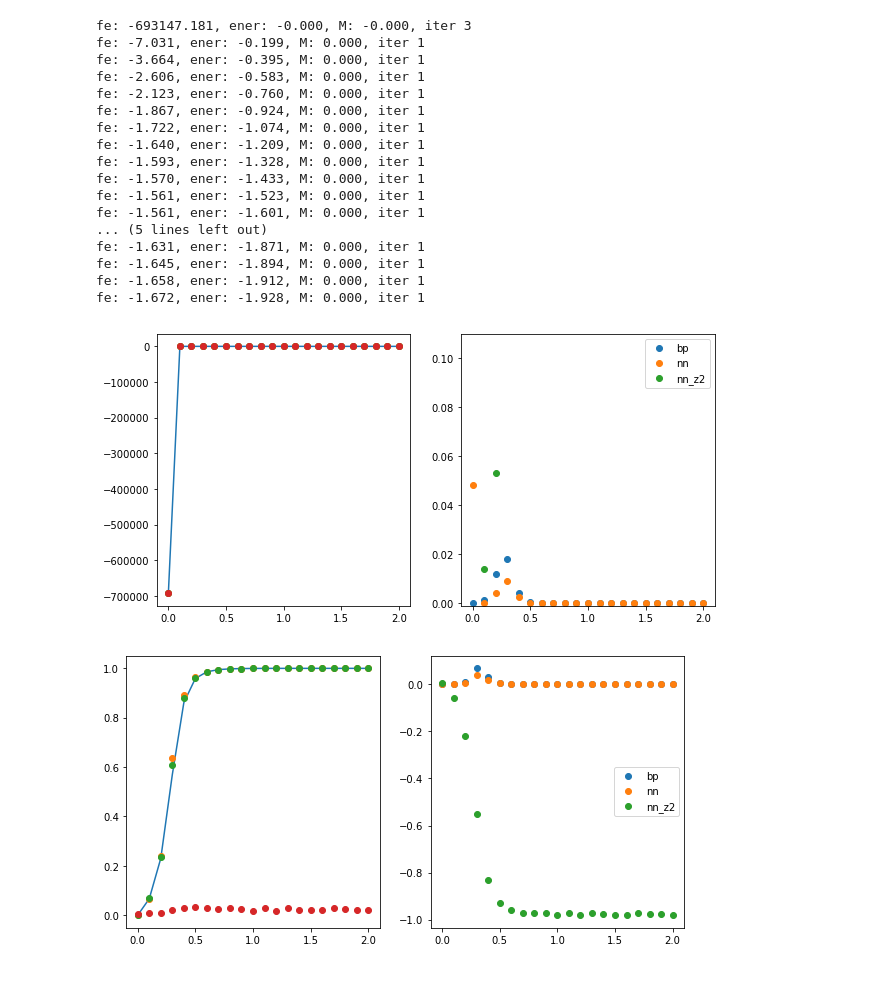
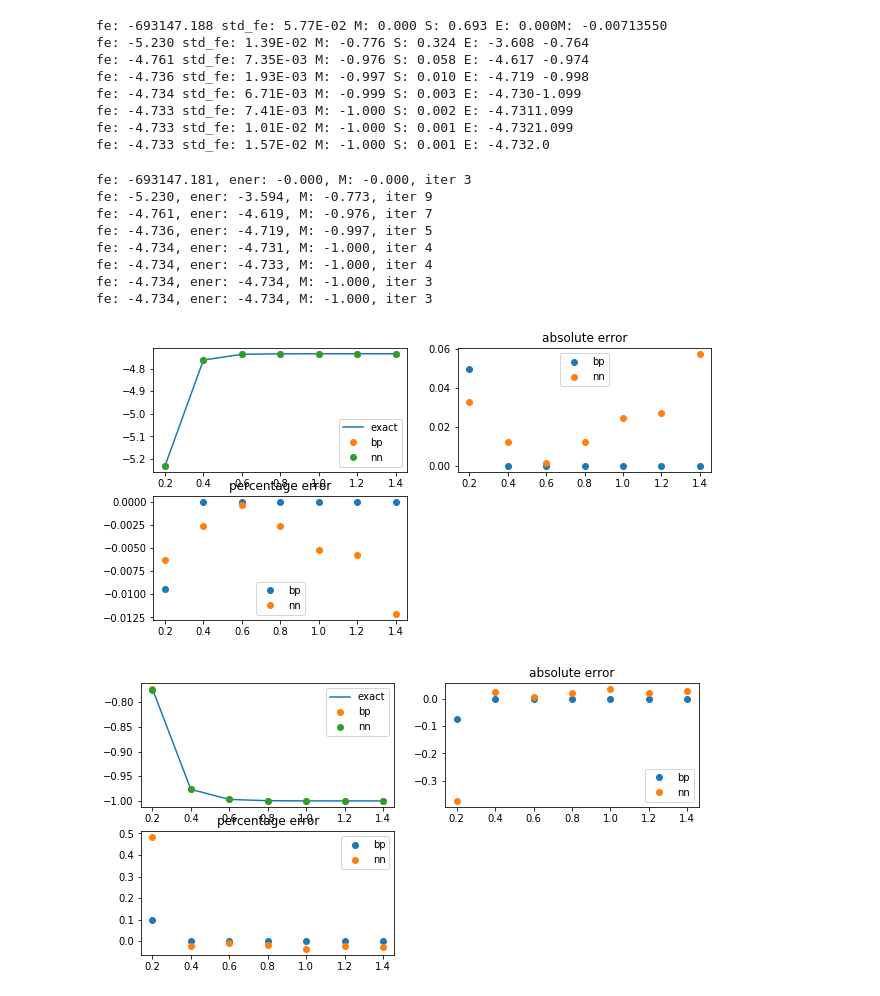
Before and after one commit to ocadni/h2arnn, a Jupyter notebook: result_square.ipynb, the cells around one changed output. Drawn from its saved outputs; the diff is of its cells as text; code cells hidden in the pictures.

```diff
--- a/result_square.ipynb
+++ b/result_square.ipynb
@@ -104,0 +157,15 @@ fe: -2.022 std_fe: 5.74E-03 M: 0.008 S: 0.044 E: -2.000
+# %%
+periodic = True
+N, J_interaction = graph_gen.grid_2d_interaction(n,m, periodic=periodic)
+
+H_coeff = 6
+H = H_coeff * np.random.random(N) - H_coeff
+#H=np.zeros(N)
+
+betas_fast = np.arange(1e-6,1.5,2e-1)
+
+j = graph_gen.fixed_value(j_start)
+J = graph_gen.set_J(J_interaction, j)
+#J_rand = graph_gen.set_J(J_interaction_rand, j)
+
+#N_rand, J_interaction_rand = graph_gen.tree_interaction(Degree, Height, rand=True)
@@ -105,39 +188,45 @@ fe: -2.022 std_fe: 5.74E-03 M: 0.008 S: 0.044 E: -2.000
+# %%
+res_nn = solvers.nn_sol(tree, betas_fast, max_step=2000, bias = True,
+                        z2 = False, x_hat_clip = False, batch_size=10000,)
+res_nn["name"]="nn"
+# %% [output]
+fe: -693147.188 std_fe: 5.77E-02 M: 0.000 S: 0.693 E: 0.000M: -0.00713550
+fe: -5.230 std_fe: 1.39E-02 M: -0.776 S: 0.324 E: -3.608 -0.764
+fe: -4.761 std_fe: 7.35E-03 M: -0.976 S: 0.058 E: -4.617 -0.974
+fe: -4.736 std_fe: 1.93E-03 M: -0.997 S: 0.010 E: -4.719 -0.998
+fe: -4.734 std_fe: 6.71E-03 M: -0.999 S: 0.003 E: -4.730-1.099
+fe: -4.733 std_fe: 7.41E-03 M: -1.000 S: 0.002 E: -4.7311.099
+fe: -4.733 std_fe: 1.01E-02 M: -1.000 S: 0.001 E: -4.7321.099
+fe: -4.733 std_fe: 1.57E-02 M: -1.000 S: 0.001 E: -4.732.0
 # %%
 res_bp = solvers.bp_sol(tree, betas_fast)
 res_bp["name"]="bp"
 # %% [output]
 fe: -693147.181, ener: -0.000, M: -0.000, iter 3
-fe: -7.031, ener: -0.199, M: 0.000, iter 1
-fe: -3.664, ener: -0.395, M: 0.000, iter 1
-fe: -2.606, ener: -0.583, M: 0.000, iter 1
-fe: -2.123, ener: -0.760, M: 0.000, iter 1
-fe: -1.867, ener: -0.924, M: 0.000, iter 1
-fe: -1.722, ener: -1.074, M: 0.000, iter 1
-fe: -1.640, ener: -1.209, M: 0.000, iter 1
-fe: -1.593, ener: -1.328, M: 0.000, iter 1
-fe: -1.570, ener: -1.433, M: 0.000, iter 1
-fe: -1.561, ener: -1.523, M: 0.000, iter 1
-fe: -1.561, ener: -1.601, M: 0.000, iter 1
-... (5 lines left out)
-fe: -1.631, ener: -1.871, M: 0.000, iter 1
-fe: -1.645, ener: -1.894, M: 0.000, iter 1
-fe: -1.658, ener: -1.912, M: 0.000, iter 1
-fe: -1.672, ener: -1.928, M: 0.000, iter 1
+fe: -5.230, ener: -3.594, M: -0.773, iter 9
+fe: -4.761, ener: -4.619, M: -0.976, iter 7
+fe: -4.736, ener: -4.719, M: -0.997, iter 5
+fe: -4.734, ener: -4.731, M: -1.000, iter 4
+fe: -4.734, ener: -4.733, M: -1.000, iter 4
+fe: -4.734, ener: -4.734, M: -1.000, iter 3
+fe: -4.734, ener: -4.734, M: -1.000, iter 3
 # %%
 %matplotlib inline
 label="fe"
-plt= solvers.plot_quantity(label, res_ex, [res_bp, res_nn, res_nn_z2])
-plt.ylim(-0.001,0.11)
+import imp
+imp.reload(solvers)
+plt= solvers.plot_quantity(label, res_ex, [res_bp, res_nn], init_=1)
+#plt.ylim(-0.001,0.11)
 plt.show()
 # %% [output]
-[figure, old version]
+[figure, new version]
 # %%
 %matplotlib inline
 label="M"
-plt= solvers.plot_quantity(label, res_ex, [res_bp, res_nn, res_nn_z2])
+plt= solvers.plot_quantity(label, res_ex, [res_bp, res_nn], init_=1)
 plt.show()
 # %% [output]
-[figure, old version]
+[figure, new version]
 # %%
 %matplotlib inline
 label="M_i"
```
Also changed, not shown: parts of 20 cells of this notebook, 13 other files.
